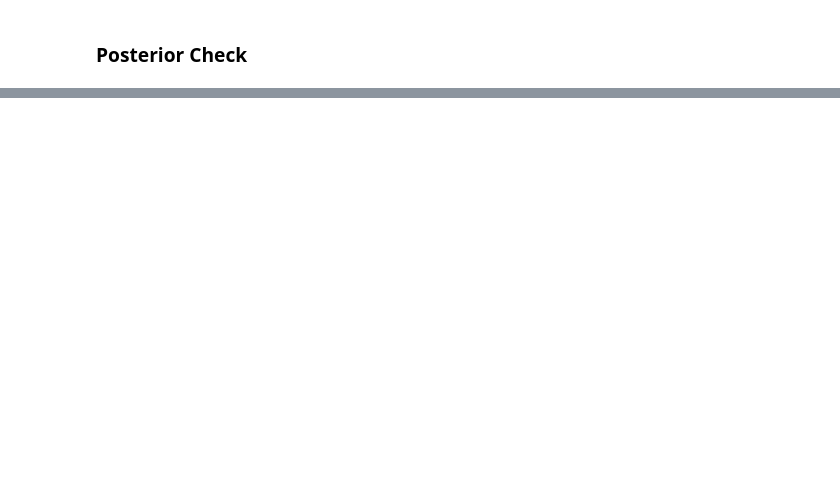
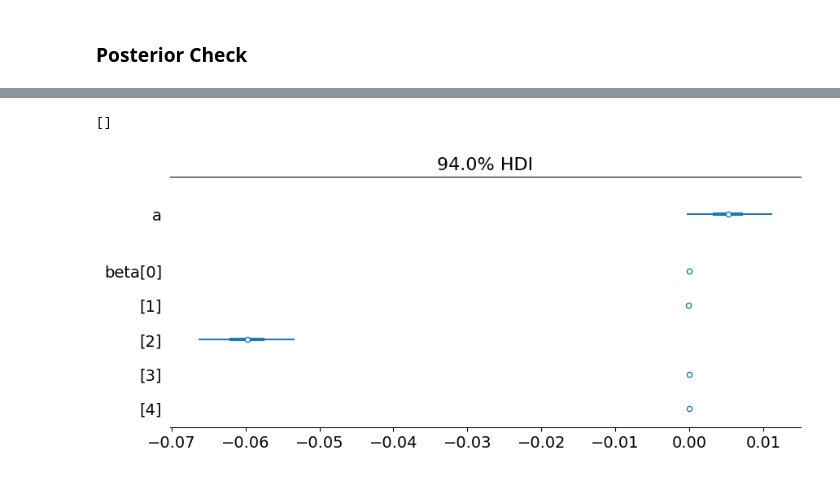
Before and after one commit to luckyp71/bayesian_analysis_on_digital_asset, a Jupyter notebook: analysis.ipynb, the cells around one changed output, grey strips where cells are left out. Saved outputs shown, nothing was run; the diff lists cells and outputs as text; code cells hidden in the pictures; blank space fills up the shorter version.

```diff
--- a/analysis.ipynb
+++ b/analysis.ipynb
@@ -215,0 +288,6 @@ Mean percentage change of spot population: 0.00000102%
+# %%
+az.plot_forest(idata_3ms, var_names=['a', 'beta'], combined=True, figsize=(10,4))
+plt.plot()
+# %% [output]
+[]
+[figure, added]
```
Also changed, not shown: parts of 48 cells of this notebook.
